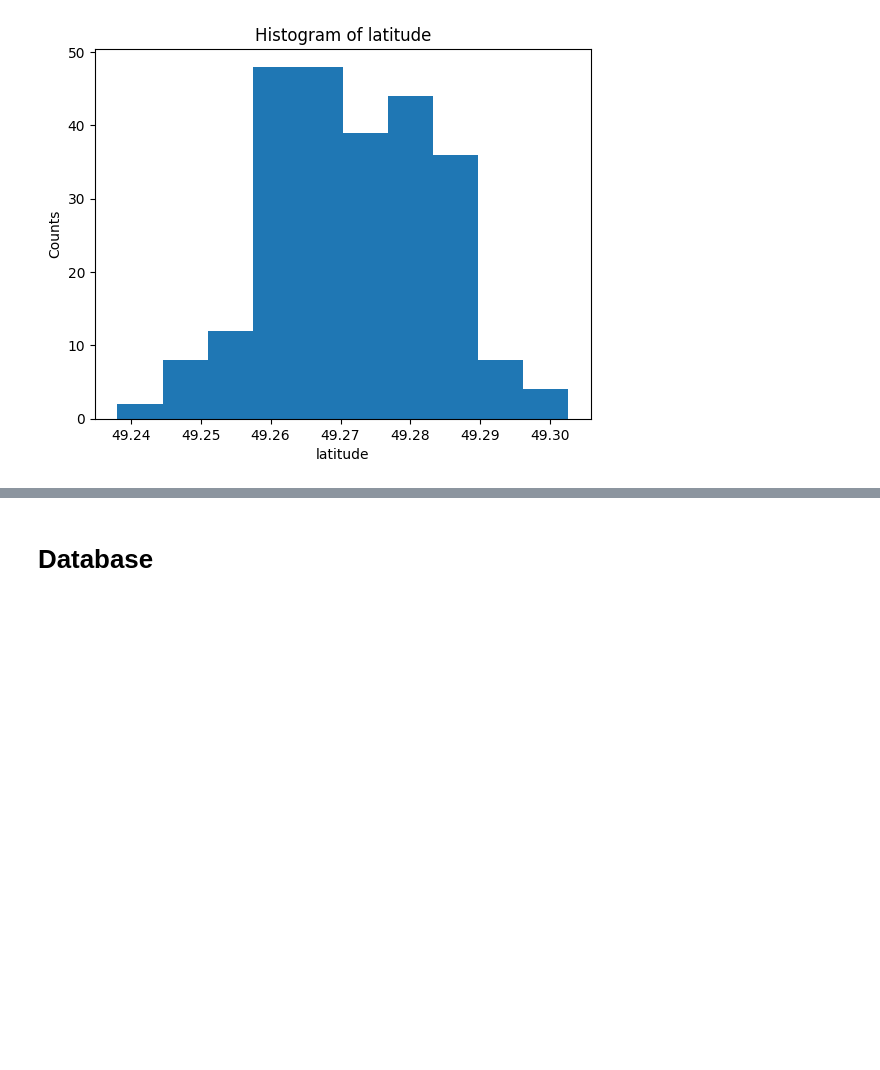
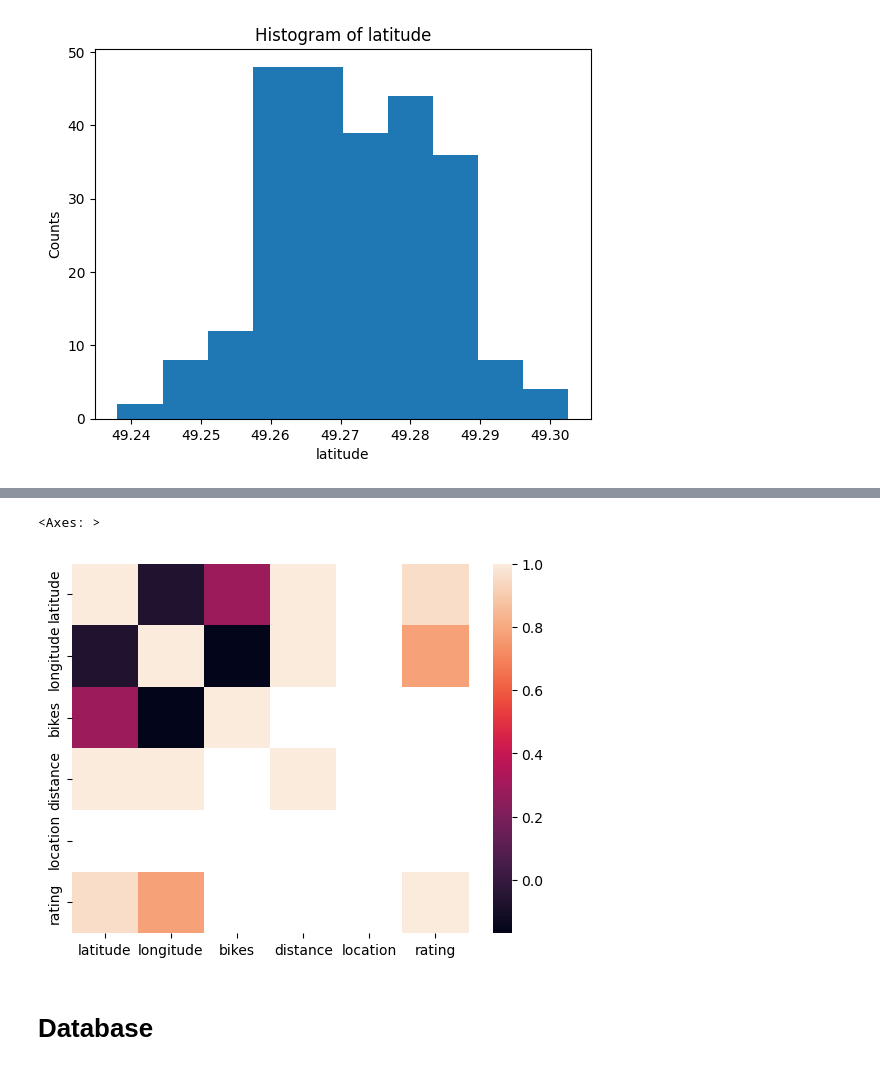
Before and after one commit to AlexUdekwu/Statistical-modelling-project, a Jupyter notebook: notebooks/joining_data.ipynb, the cells around one changed output, grey strips where cells are left out. Saved outputs shown, nothing was run; the diff lists cells and outputs as text; code cells hidden in the pictures; blank space fills up the shorter version.

Commit message:
Update on joining data, model building and readme

```diff
--- a/notebooks/joining_data.ipynb
+++ b/notebooks/joining_data.ipynb
@@ -168,3 +230,9 @@ plt.show()
+# %%
+##exploring data using heatmap
+sns.heatmap(df_combine.corr())
+# %% [output]
+<Axes: >
+[figure, added]
 # %% [markdown]
 # Database
 # %% [markdown]
```
Also changed, not shown: parts of 10 cells of this notebook, 1 other file.
